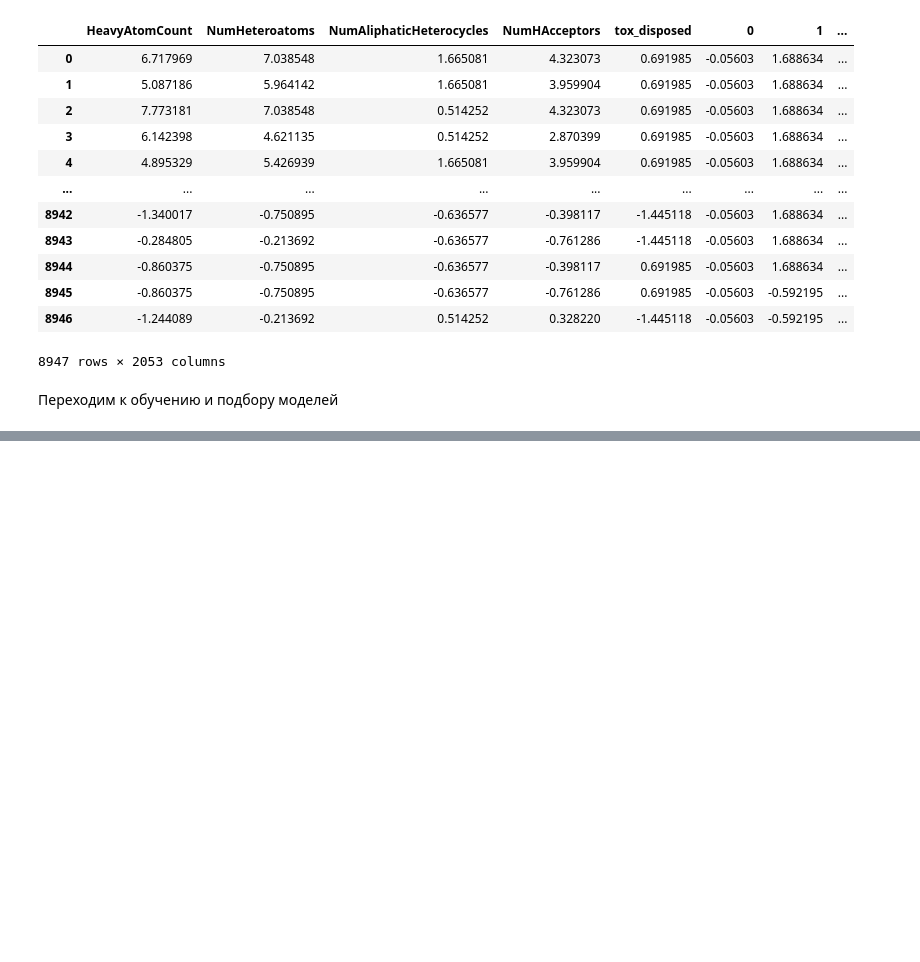
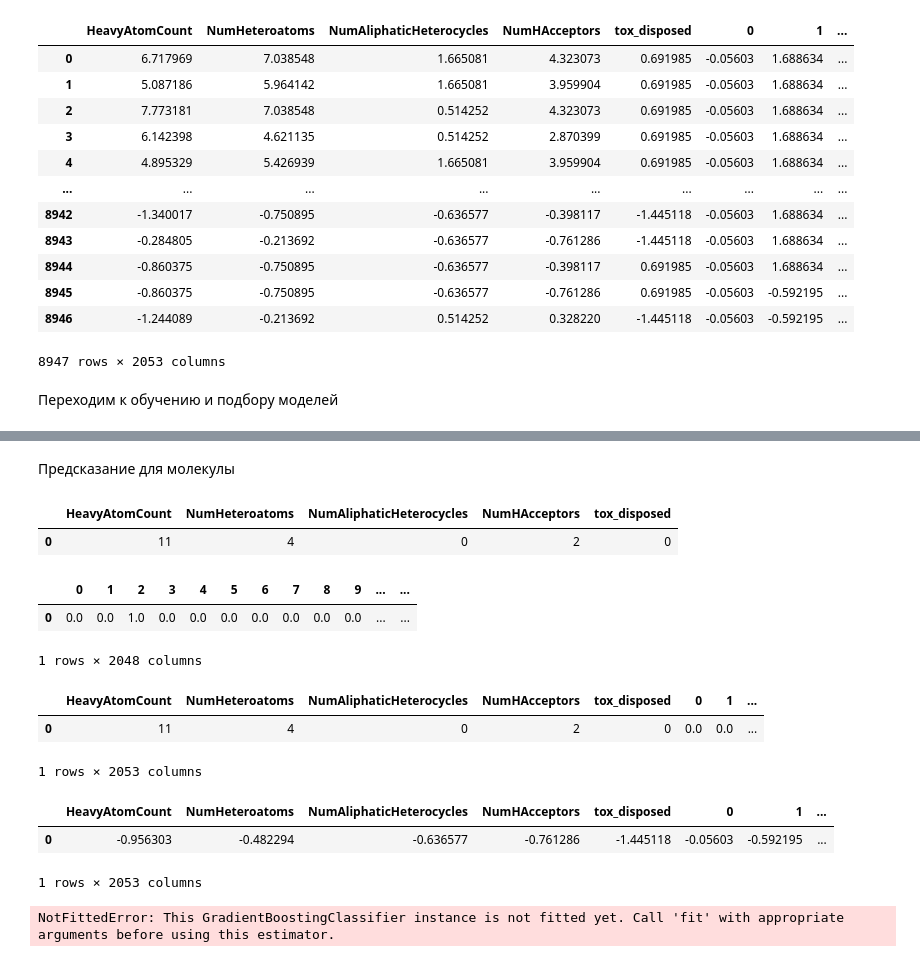
Before and after one commit to alyferryhalo/gentoxbot, a Jupyter notebook: GradientBoostingClassifier.ipynb, the cells around one changed output, grey strips where cells are left out. Cells and saved outputs as stored; diff of their text form; code cells hidden in the pictures; blank space fills up the shorter version.

Commit message:
add models

```diff
--- a/GradientBoostingClassifier.ipynb
+++ b/GradientBoostingClassifier.ipynb
@@ -319,0 +278,5 @@ print(clf.best_params_)
+# %% [markdown]
+Предсказание для молекулы
+# %%
+test_smile = 'CP(=O)(OC1CCCCC1)F'
+test_mol = Chem.MolFromSmiles(test_smile)
@@ -319,0 +303,39 @@ print(clf.best_params_)
+# %%
+df
+# %% [output]
+|  | HeavyAtomCount | NumHeteroatoms | NumAliphaticHeterocycles | NumHAcceptors | tox_disposed |
+| 0 | 11 | 4 | 0 | 2 | 0 |
+# %%
+def calc_morgan_one(mol):
+    for_df = []
+    arr = zeros((1,), dtype='float32')
+    DataStructs.ConvertToNumpyArray(AllChem.GetMorganFingerprintAsBitVect(mol, 2, 2048), arr)
+    for_df.append(arr)
+    return DataFrame(for_df)
+# %%
+morgan_transformer = FunctionTransformer(calc_morgan_one, validate=False)
+# %%
+M = morgan_transformer.transform(test_mol)
+M
+# %% [output]
+|  | 0 | 1 | 2 | 3 | 4 | 5 | 6 | 7 | 8 | 9 | ... | ... |
+| 0 | 0.0 | 0.0 | 1.0 | 0.0 | 0.0 | 0.0 | 0.0 | 0.0 | 0.0 | 0.0 | ... | ... |
+1 rows × 2048 columns
+# %%
+data = pd.concat([df,M],axis=1)
+data
+# %% [output]
+|  | HeavyAtomCount | NumHeteroatoms | NumAliphaticHeterocycles | NumHAcceptors | tox_disposed | 0 | 1 | ... |
+| 0 | 11 | 4 | 0 | 2 | 0 | 0.0 | 0.0 | ... |
+1 rows × 2053 columns
+# %%
+test_X = DataFrame(scaler.transform(data.values), index=data.index, columns=data.columns)
+test_X
+# %% [output]
+|  | HeavyAtomCount | NumHeteroatoms | NumAliphaticHeterocycles | NumHAcceptors | tox_disposed | 0 | 1 | ... |
+| 0 | -0.956303 | -0.482294 | -0.636577 | -0.761286 | -1.445118 | -0.05603 | -0.592195 | ... |
+1 rows × 2053 columns
+# %%
+model3.predict(test_X)
+# %% [output]
+NotFittedError: This GradientBoostingClassifier instance is not fitted yet. Call 'fit' with appropriate arguments before using this estimator.
```
Also changed, not shown: parts of 34 cells of this notebook.
